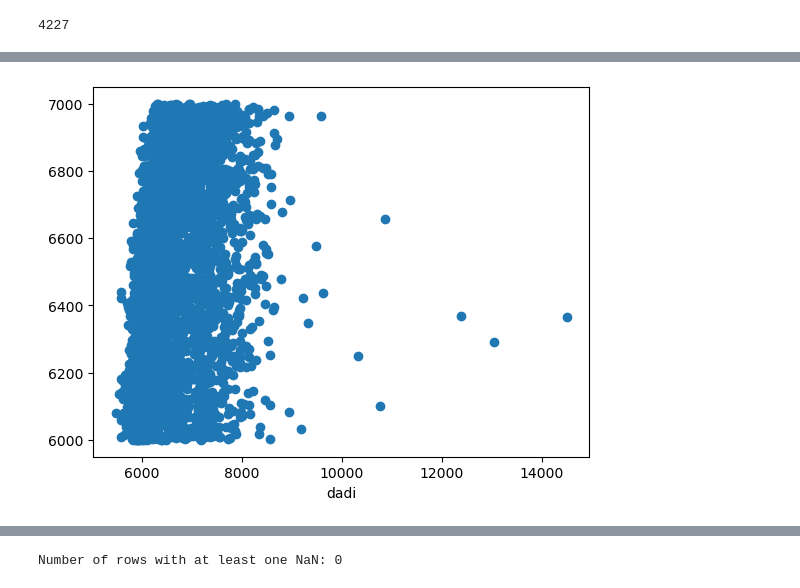
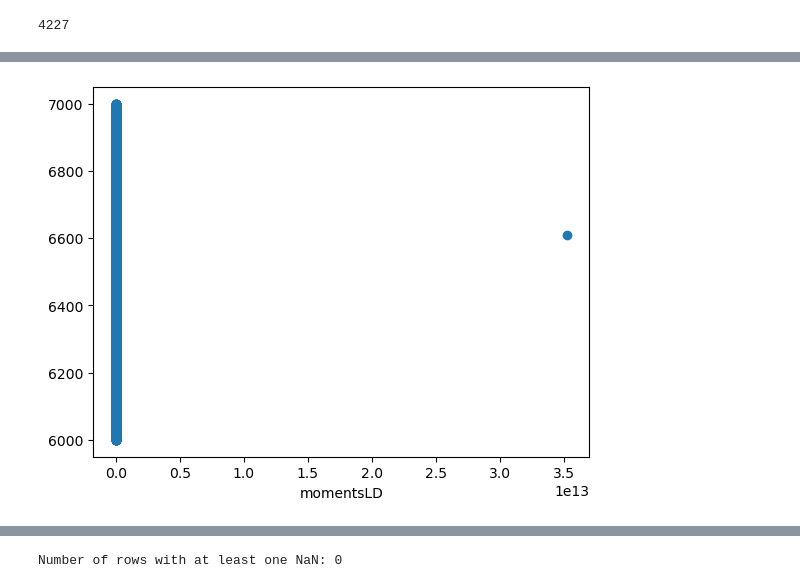
Before and after one commit to ak1376/Demographic_Inference, a Jupyter notebook: notebooks/running_remaining_rules.ipynb, the cells around one changed output, grey strips where cells are left out. Saved outputs shown, nothing was run; the diff lists cells and outputs as text; code cells hidden in the pictures.

```diff
--- a/notebooks/running_remaining_rules.ipynb
+++ b/notebooks/running_remaining_rules.ipynb
@@ -7,6 +7,3 @@ import json
 from sklearn.metrics import mean_squared_error
 import numpy as np
 import seaborn as sns
-# %%
-with open('/projects/kernlab/akapoor/Demographic_Inference/moments_dadi_features/software_inferences_sim_3.pkl', 'rb') as f:
-    test = pickle.load(f)
@@ -100,8 +76,8 @@ preproc['training']['predictions']
 # %%
 import matplotlib.pyplot as plt
 plt.figure()
-plt.scatter(preproc['training']['predictions']['dadi_rep1_N_recover'], preproc['training']['targets']['simulated_params_N_recover'])
-plt.xlabel("dadi")
+plt.scatter(preproc['training']['predictions']['momentsLD_N_recover'], preproc['training']['targets']['simulated_params_N_recover'])
+plt.xlabel("momentsLD")
 plt.show()
 # %% [output]
-[figure, old version]
+[figure, new version]
```
Also changed, not shown: parts of 31 cells of this notebook, 3 other files.
